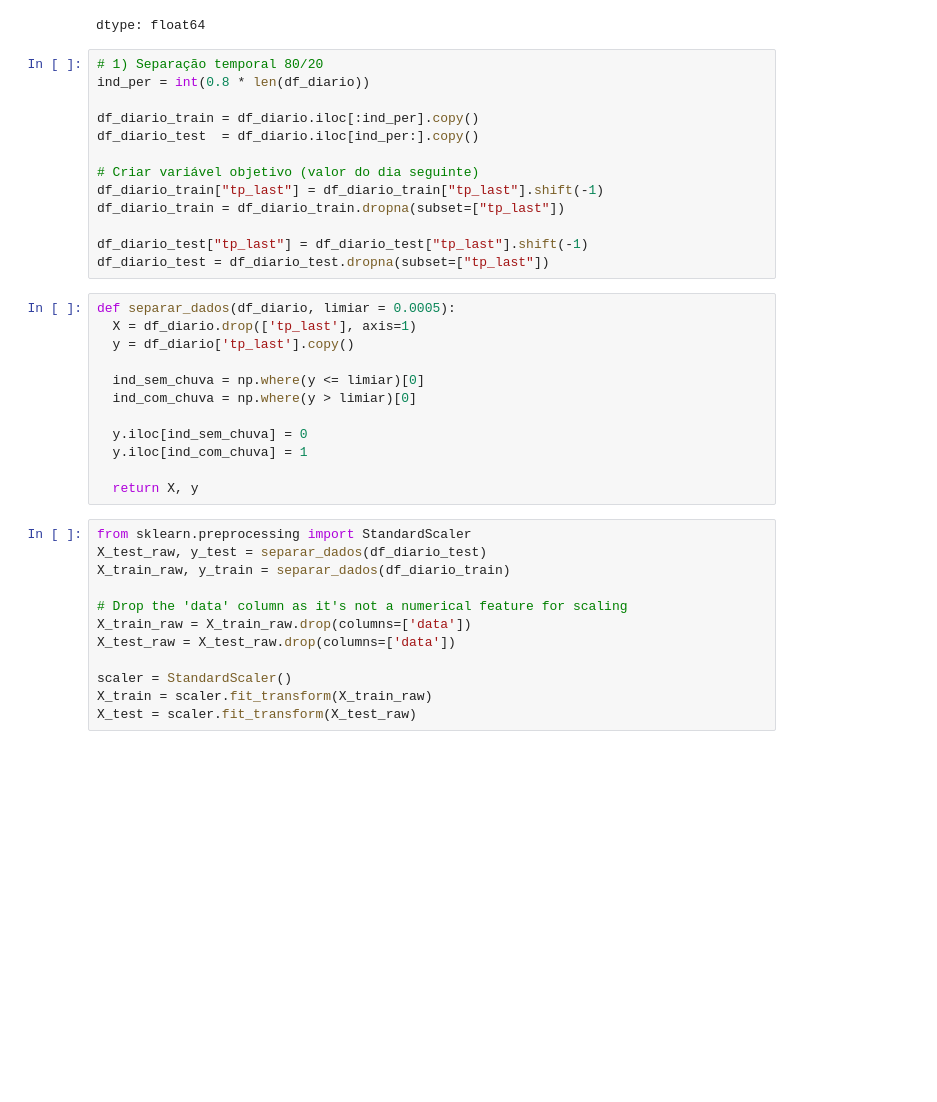
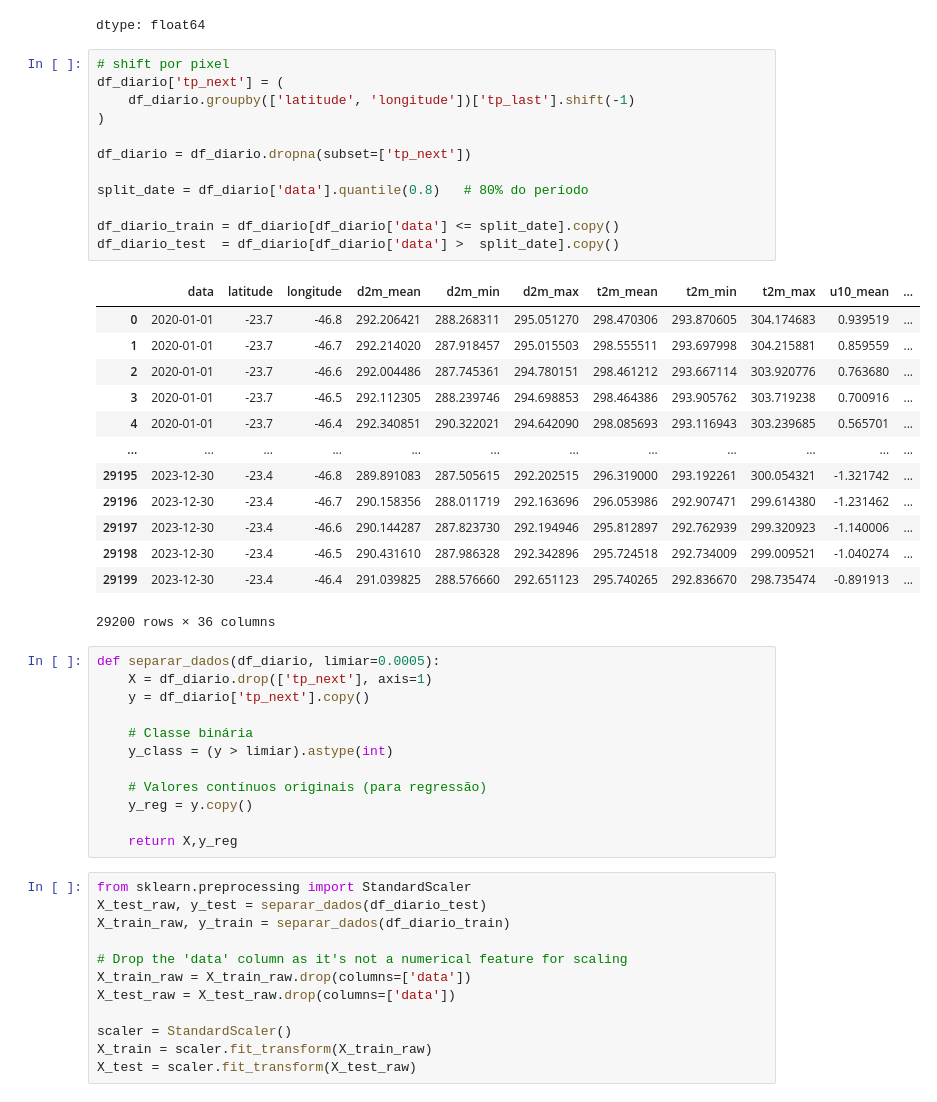
Before and after one commit to Alilson2/Projeto_IA, a Jupyter notebook: Projeto_IA.ipynb, the cells around one changed output. Drawn from its saved outputs; the diff is of its cells as text; blank space fills up the shorter version.

```diff
--- a/Projeto_IA.ipynb
+++ b/Projeto_IA.ipynb
@@ -413,31 +409,44 @@ df_diario['tp_mean'].describe()
 | 75% | 0.004948 |
 | max | 0.082786 |
 dtype: float64
-# %%
-# 1) Separação temporal 80/20
-ind_per = int(0.8 * len(df_diario))
-
-df_diario_train = df_diario.iloc[:ind_per].copy()
-df_diario_test  = df_diario.iloc[ind_per:].copy()
-
-# Criar variável objetivo (valor do dia seguinte)
-df_diario_train["tp_last"] = df_diario_train["tp_last"].shift(-1)
-df_diario_train = df_diario_train.dropna(subset=["tp_last"])
-
-df_diario_test["tp_last"] = df_diario_test["tp_last"].shift(-1)
-df_diario_test = df_diario_test.dropna(subset=["tp_last"])
+# %%
+# shift por pixel
+df_diario['tp_next'] = (
+    df_diario.groupby(['latitude', 'longitude'])['tp_last'].shift(-1)
+)
+
+df_diario = df_diario.dropna(subset=['tp_next'])
+
+split_date = df_diario['data'].quantile(0.8)   # 80% do período
+
+df_diario_train = df_diario[df_diario['data'] <= split_date].copy()
+df_diario_test  = df_diario[df_diario['data'] >  split_date].copy()
+# %% [output]
+|  | data | latitude | longitude | d2m_mean | d2m_min | d2m_max | t2m_mean | t2m_min | t2m_max | u10_mean | ... |
+| 0 | 2020-01-01 | -23.7 | -46.8 | 292.206421 | 288.268311 | 295.051270 | 298.470306 | 293.870605 | 304.174683 | 0.939519 | ... |
+| 1 | 2020-01-01 | -23.7 | -46.7 | 292.214020 | 287.918457 | 295.015503 | 298.555511 | 293.697998 | 304.215881 | 0.859559 | ... |
+| 2 | 2020-01-01 | -23.7 | -46.6 | 292.004486 | 287.745361 | 294.780151 | 298.461212 | 293.667114 | 303.920776 | 0.763680 | ... |
+| 3 | 2020-01-01 | -23.7 | -46.5 | 292.112305 | 288.239746 | 294.698853 | 298.464386 | 293.905762 | 303.719238 | 0.700916 | ... |
+| 4 | 2020-01-01 | -23.7 | -46.4 | 292.340851 | 290.322021 | 294.642090 | 298.085693 | 293.116943 | 303.239685 | 0.565701 | ... |
+| ... | ... | ... | ... | ... | ... | ... | ... | ... | ... | ... | ... |
+| 29195 | 2023-12-30 | -23.4 | -46.8 | 289.891083 | 287.505615 | 292.202515 | 296.319000 | 293.192261 | 300.054321 | -1.321742 | ... |
+| 29196 | 2023-12-30 | -23.4 | -46.7 | 290.158356 | 288.011719 | 292.163696 | 296.053986 | 292.907471 | 299.614380 | -1.231462 | ... |
+| 29197 | 2023-12-30 | -23.4 | -46.6 | 290.144287 | 287.823730 | 292.194946 | 295.812897 | 292.762939 | 299.320923 | -1.140006 | ... |
+| 29198 | 2023-12-30 | -23.4 | -46.5 | 290.431610 | 287.986328 | 292.342896 | 295.724518 | 292.734009 | 299.009521 | -1.040274 | ... |
+| 29199 | 2023-12-30 | -23.4 | -46.4 | 291.039825 | 288.576660 | 292.651123 | 295.740265 | 292.836670 | 298.735474 | -0.891913 | ... |
+29200 rows × 36 columns
 # %%
-def separar_dados(df_diario, limiar = 0.0005):
-  X = df_diario.drop(['tp_last'], axis=1)
-  y = df_diario['tp_last'].copy()
+def separar_dados(df_diario, limiar=0.0005):
+    X = df_diario.drop(['tp_next'], axis=1)
+    y = df_diario['tp_next'].copy()
 
-  ind_sem_chuva = np.where(y <= limiar)[0]
-  ind_com_chuva = np.where(y > limiar)[0]
+    # Classe binária
+    y_class = (y > limiar).astype(int)
 
-  y.iloc[ind_sem_chuva] = 0
-  y.iloc[ind_com_chuva] = 1
+    # Valores contínuos originais (para regressão)
+    y_reg = y.copy()
 
-  return X, y
+    return X,y_reg
 # %%
 from sklearn.preprocessing import StandardScaler
 X_test_raw, y_test = separar_dados(df_diario_test)
```
Also changed, not shown: parts of 7 cells of this notebook.
